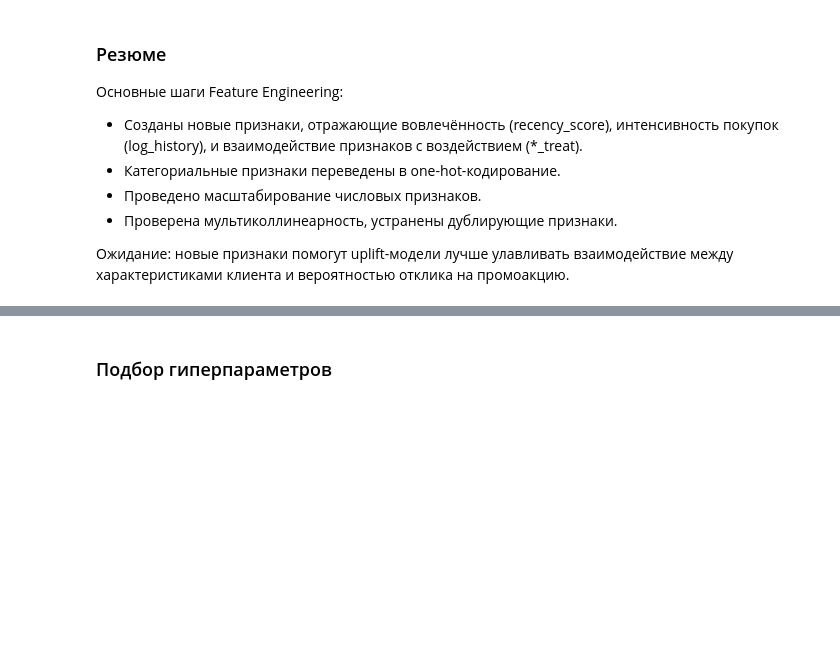
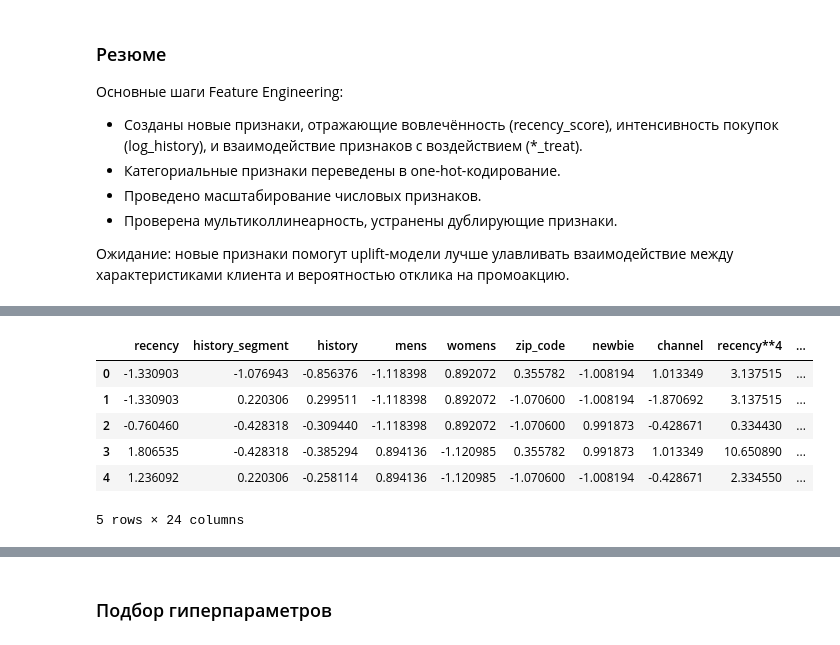
Before and after one commit to kruglikovAlex/mle-uplift-project-2025, a Jupyter notebook: final_project_template.ipynb, the cells around one changed output, grey strips where cells are left out. Drawn from its saved outputs; the diff is of its cells as text; code cells hidden in the pictures; blank space fills up the shorter version.

```diff
--- a/final_project_template.ipynb
+++ b/final_project_template.ipynb
@@ -2056,0 +2210,17 @@ plt.show()
+# %%
+# 4. Разделение данных
+X_train, X_test, y_train, y_test = train_test_split(
+    X, y, stratify=data[['treatment', 'target']], test_size=0.2, random_state=42
+)
+# %%
+# 5. Масштабирование
+scaler = StandardScaler()
+X_train_scaled = pd.DataFrame(scaler.fit_transform(X_train), columns=X_train.columns)
+X_test_scaled = pd.DataFrame(scaler.transform(X_test), columns=X_test.columns)
+# %%
+# 6. Инициализация AutoFeatRegressor
+# feateng_steps=2 → создаст до 2 уровней новых комбинаций признаков
+afr = AutoFeatRegressor(verbose=1, feateng_steps=2)
+# %%
+# 7. Обучение модели на тренировочной выборке
+X_train_fe = afr.fit_transform(X_train_scaled, y_train)
@@ -2056,0 +2292,10 @@ plt.show()
+# %%
+X_train_fe.head(5)
+# %% [output]
+|  | recency | history_segment | history | mens | womens | zip_code | newbie | channel | recency**4 | ... |
+| 0 | -1.330903 | -1.076943 | -0.856376 | -1.118398 | 0.892072 | 0.355782 | -1.008194 | 1.013349 | 3.137515 | ... |
+| 1 | -1.330903 | 0.220306 | 0.299511 | -1.118398 | 0.892072 | -1.070600 | -1.008194 | -1.870692 | 3.137515 | ... |
+| 2 | -0.760460 | -0.428318 | -0.309440 | -1.118398 | 0.892072 | -1.070600 | 0.991873 | -0.428671 | 0.334430 | ... |
+| 3 | 1.806535 | -0.428318 | -0.385294 | 0.894136 | -1.120985 | 0.355782 | 0.991873 | 1.013349 | 10.650890 | ... |
+| 4 | 1.236092 | 0.220306 | -0.258114 | 0.894136 | -1.120985 | -1.070600 | -1.008194 | -0.428671 | 2.334550 | ... |
+5 rows × 24 columns
```
Also changed, not shown: parts of 24 cells of this notebook, 2 other files.
